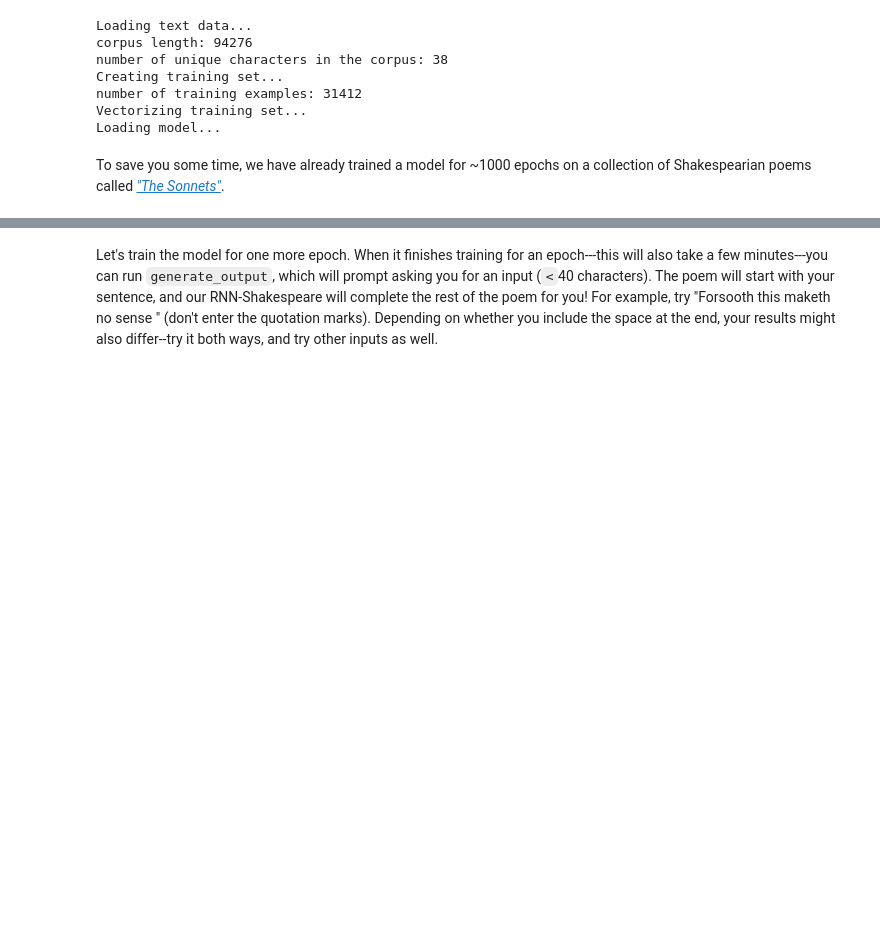
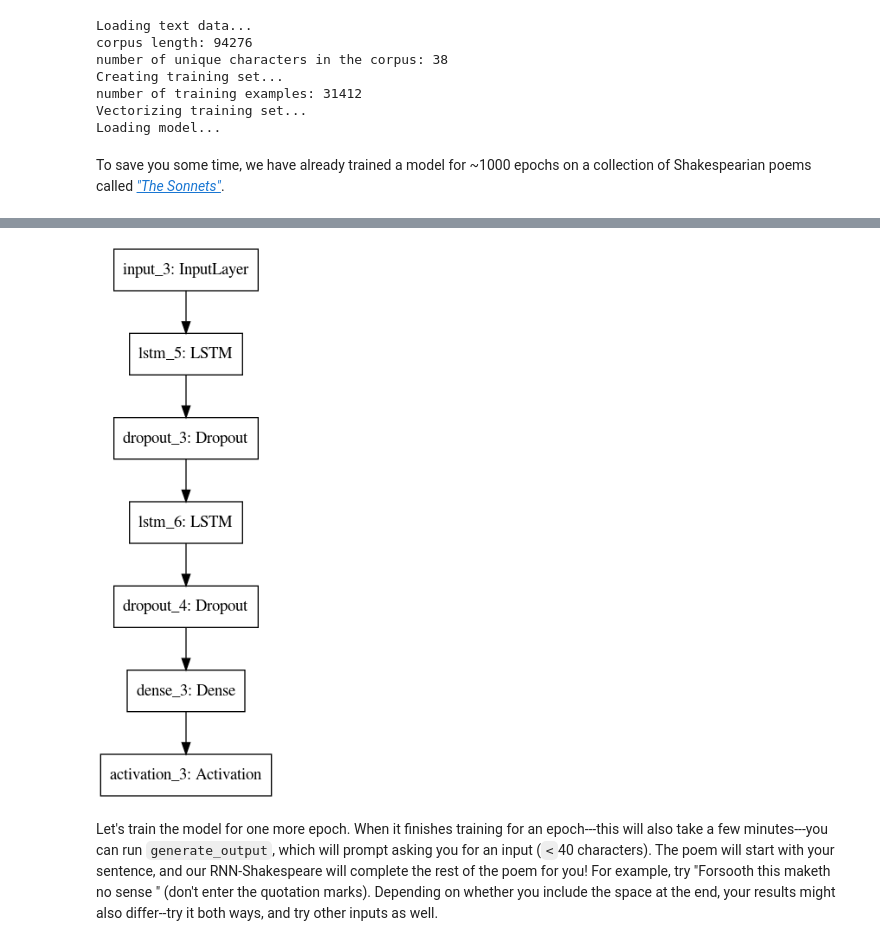
Before and after one commit to pedro-abundio-wang/deep-learning, a Jupyter notebook: 5 sequence-models/1 recurrent-neural-networks/2 Dinosaur Island -- Character-level language model/Dinosaurus Island -- Character level language model final.ipynb, the cells around one changed output, grey strips where cells are left out. Drawn from its saved outputs; the diff is of its cells as text; code cells hidden in the pictures; blank space fills up the shorter version.

```diff
--- a/5 sequence-models/1 recurrent-neural-networks/2 Dinosaur Island -- Character-level language model/Dinosaurus Island -- Character level language model final.ipynb
+++ b/5 sequence-models/1 recurrent-neural-networks/2 Dinosaur Island -- Character-level language model/Dinosaurus Island -- Character level language model final.ipynb
@@ -655,3 +677,7 @@ To save you some time, we have already trained a model for ~1000 epochs on a col
+# %%
+plot_model(model, to_file='model.png')
+# %% [output]
+[figure, added]
 # %% [markdown]
 Let's train the model for one more epoch. When it finishes training for an epoch---this will also take a few minutes---you can run `generate_output`, which will prompt asking you for an input (`<`40 characters). The poem will start with your sentence, and our RNN-Shakespeare will complete the rest of the poem for you! For example, try "Forsooth this maketh no sense " (don't enter the quotation marks). Depending on whether you include the space at the end, your results might also differ--try it both ways, and try other inputs as well.
 # %%
```
Also changed, not shown: parts of 6 cells of this notebook, 3 other files.
